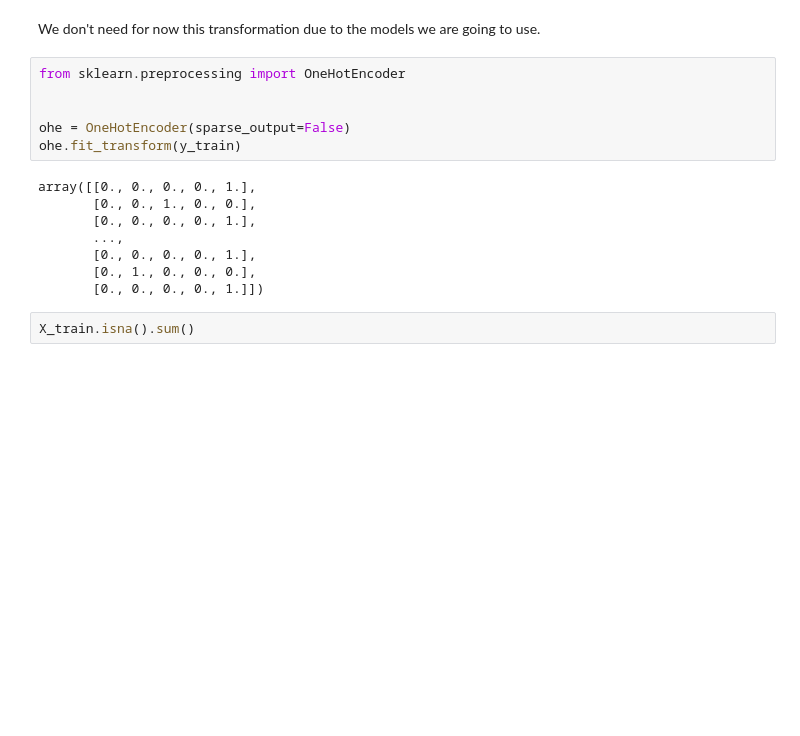
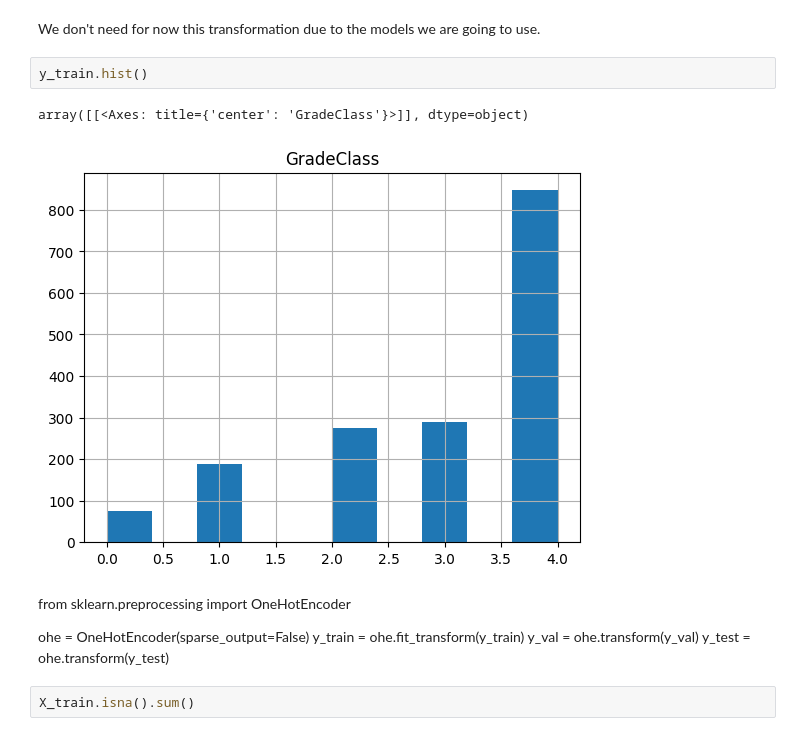
Before and after one commit to AlmudenaZhou/mlops-student-performance, a Jupyter notebook: research.ipynb, the cells around one changed output. Cells and saved outputs as stored; diff of their text form; blank space fills up the shorter version.

Commit message:
Finished first approach of model training and model registry

```diff
--- a/research.ipynb
+++ b/research.ipynb
@@ -77,19 +107,18 @@ def training_preprocessing(data):
 # %% [markdown]
 We don't need for now this transformation due to the models we are going to use.
-# %%
-from sklearn.preprocessing import OneHotEncoder
-
-
-ohe = OneHotEncoder(sparse_output=False)
-ohe.fit_transform(y_train)
-# %% [output]
-array([[0., 0., 0., 0., 1.],
-       [0., 0., 1., 0., 0.],
-       [0., 0., 0., 0., 1.],
-       ...,
-       [0., 0., 0., 0., 1.],
-       [0., 1., 0., 0., 0.],
-       [0., 0., 0., 0., 1.]])
+# %%
+y_train.hist()
+# %% [output]
+array([[<Axes: title={'center': 'GradeClass'}>]], dtype=object)
+[figure, added]
+# %% [markdown]
+from sklearn.preprocessing import OneHotEncoder
+
+
+ohe = OneHotEncoder(sparse_output=False)
+y_train = ohe.fit_transform(y_train)
+y_val = ohe.transform(y_val)
+y_test = ohe.transform(y_test)
 # %%
 X_train.isna().sum()
 # %% [output]
```
Also changed, not shown: parts of 22 cells of this notebook, 51 other files.
